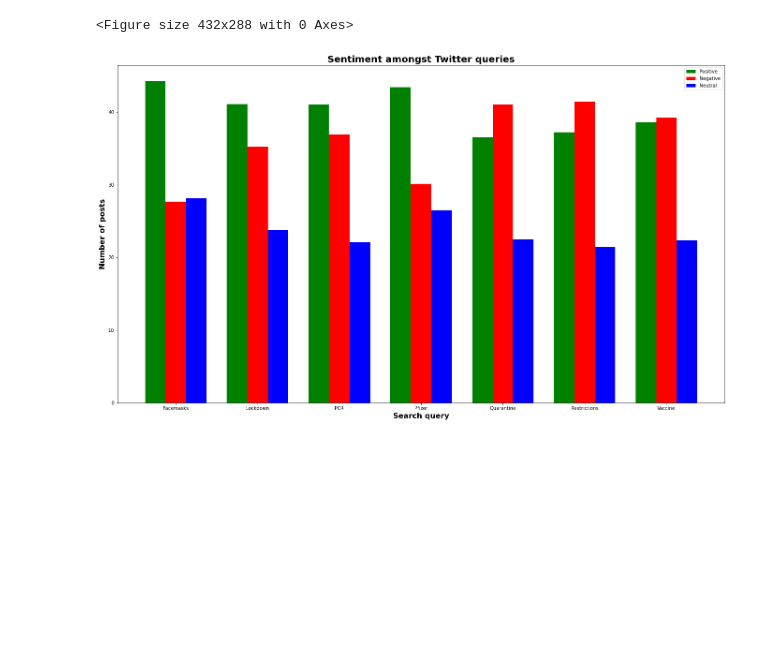
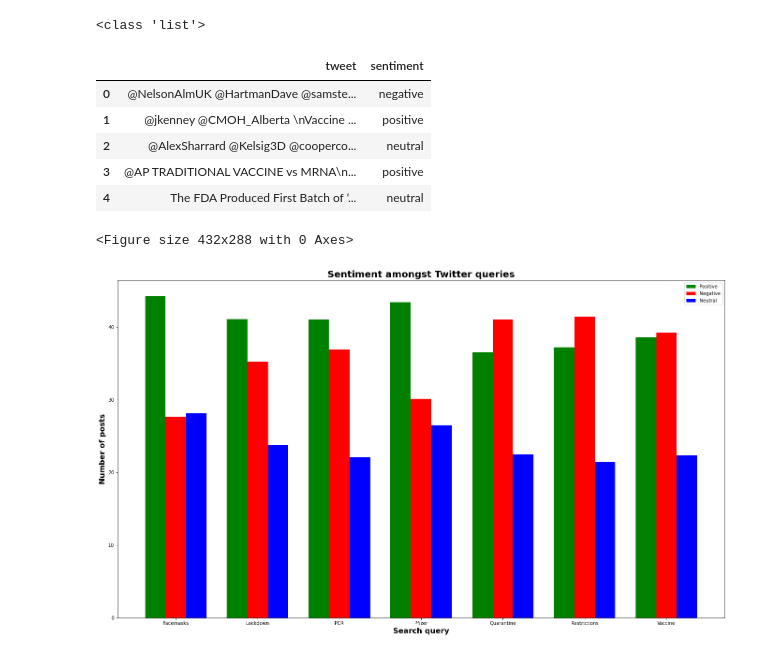
Before and after one commit to craigd00/topic-sentiment-across-sn, a Jupyter notebook: src/twitter_results_investigation.ipynb, the cells around one changed output. Drawn from its saved outputs; the diff is of its cells as text; code cells hidden in the pictures; blank space fills up the shorter version.

Commit message:
Going to change all my dictionaries into dataframes for ease of use

```diff
--- a/src/twitter_results_investigation.ipynb
+++ b/src/twitter_results_investigation.ipynb
@@ -66,3 +88,24 @@ vaccine_dict = database_as_dictionary(twitter_vaccine)
+# %%
+print(type(facemasks_dict))
+# %% [output]
+<class 'list'>
+# %%
+facemasks_df = pd.DataFrame(facemasks_dict, columns=['tweet', 'sentiment'])
+lockdown_df = pd.DataFrame(lockdown_dict, columns=['tweet', 'sentiment'])
+pcr_df = pd.DataFrame(pcr_dict, columns=['tweet', 'sentiment'])
+pfizer_df = pd.DataFrame(pfizer_dict, columns=['tweet', 'sentiment'])
+quarantine_df = pd.DataFrame(quarantine_dict, columns=['tweet', 'sentiment'])
+restrictions_df = pd.DataFrame(restrictions_dict, columns=['tweet', 'sentiment'])
+vaccine_df = pd.DataFrame(vaccine_dict, columns=['tweet', 'sentiment'])
+# %%
+vaccine_df.head()
+# %% [output]
+|  | tweet | sentiment |
+| 0 | @NelsonAlmUK @HartmanDave @samste... | negative |
+| 1 | @jkenney @CMOH_Alberta \nVaccine ... | positive |
+| 2 | @AlexSharrard @Kelsig3D @cooperco... | neutral |
+| 3 | @AP TRADITIONAL VACCINE vs MRNA\n... | positive |
+| 4 | The FDA Produced First Batch of ‘... | neutral |
 # %%
 def pos_neg_count(dictionary):
     total_sentiment = {}
```
Also changed, not shown: parts of 2 cells of this notebook.
